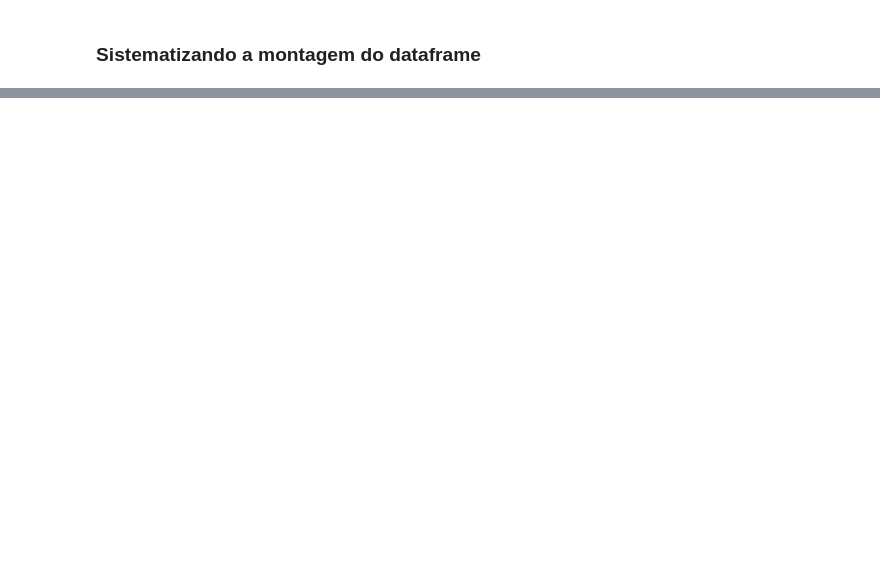
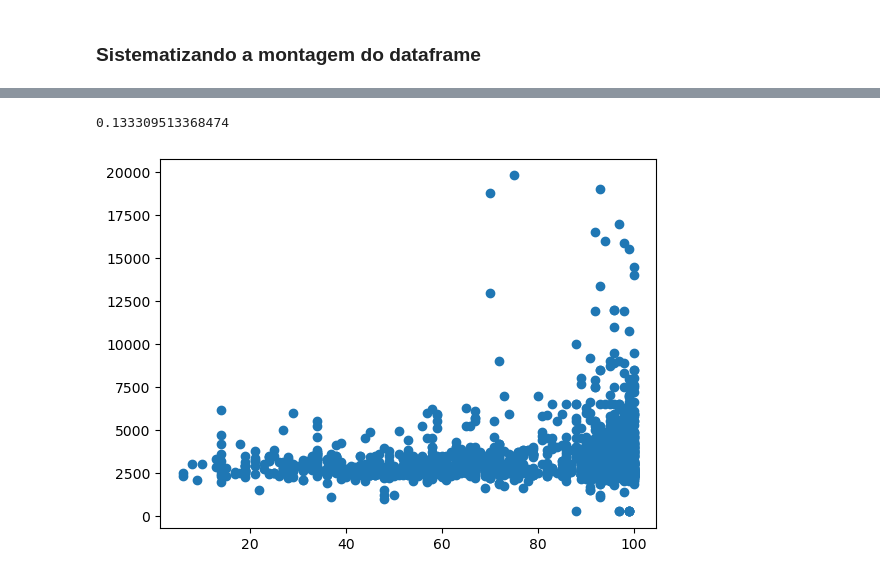
Before and after one commit to AnizioCampos/toronto-real-state-scraping, a Jupyter notebook: toronto-real-state.ipynb, the cells around one changed output, grey strips where cells are left out. Saved outputs shown, nothing was run; the diff lists cells and outputs as text; code cells hidden in the pictures; blank space fills up the shorter version.

```diff
--- a/toronto-real-state.ipynb
+++ b/toronto-real-state.ipynb
@@ -483,0 +528,8 @@ driver.quit()
+# %%
+plt.scatter(x=dataframe['Walk Score'], y=dataframe['Price'])
+correlacao = dataframe['Walk Score'].corr(dataframe['Price'])
+print(correlacao)
+plt.show()
+# %% [output]
+0.133309513368474
+[figure, added]
```
Also changed, not shown: parts of 25 cells of this notebook, 2 other files.
